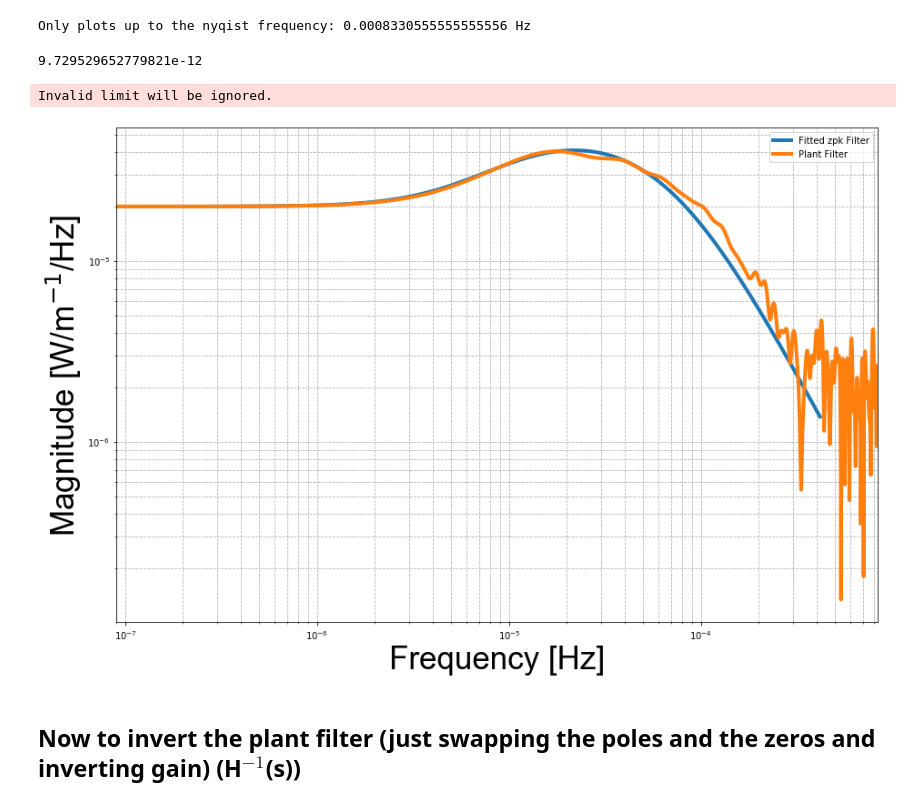
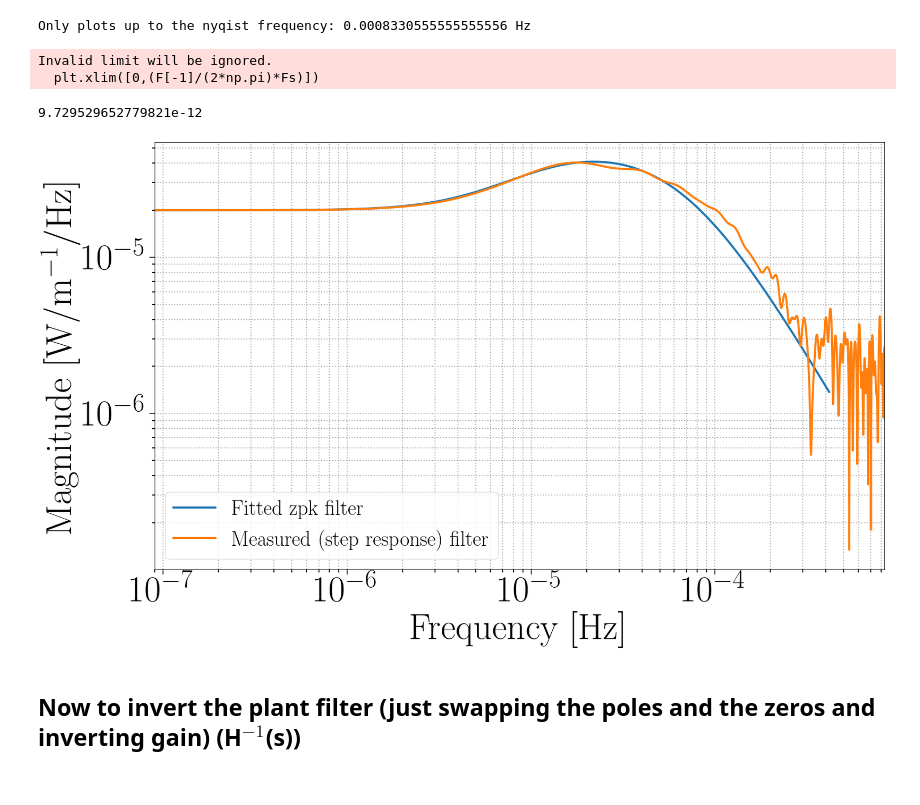
Before and after one commit to dancvan/IRHF, a Jupyter notebook: code/IRHF_w_self_heating.ipynb, the cells around one changed output. Saved outputs shown, nothing was run; the diff lists cells and outputs as text; code cells hidden in the pictures.

```diff
--- a/code/IRHF_w_self_heating.ipynb
+++ b/code/IRHF_w_self_heating.ipynb
@@ -1,14 +1,23 @@
 # %%
-%matplotlib inline
 import matplotlib
 import matplotlib.pyplot as plt
 import numpy as np
 from scipy import signal
 import h5py
+import os
+
+plt_style_dir = '../../../my_python/matplotlib/stylelib/'
+if os.path.isdir(plt_style_dir) == True:
+    plt.style.use(plt_style_dir + 'ppt2latex')
+plt.rcParams["font.family"] = "Times New Roman"
+# %%
+# Establish default color array
+prop_cycle = plt.rcParams['axes.prop_cycle']
+colors = prop_cycle.by_key()['color']
 # %%
 ## Set figure saving directory
-fig_dir = '../doc/figures/python/'
-thesis_dir='../../thesis/images/IRHF/'
+thesis_dir = '../doc/figures/python/'
+thesis_dir='../../dissertation/figs/TCS/IRHF/'
 # %%
 ## Plotting fonts
 
@@ -98,37 +119,37 @@ Only plots up to the nyqist frequency: 0.0008330555555555556 Hz
 # %%
 zeros = 5.0e-6
 fit_zeros = -2.0*np.pi*5.0e-6
 poles = np.array([1.3e-5, 5.0e-5 ,9.5e-5])
 fit_poles = -2.0*np.pi*poles
 
 k = 1 #This gain is not initally correct
 
 s1 = signal.ZerosPolesGain(fit_zeros, fit_poles, k)
 F_2, H_2 = signal.freqresp(s1, F*(Fs/2.0))
 
 #[F_2,H_2] = signal.freqs(b_2, a_2)
 k_new = abs(H[0])/abs(H_2[0])
 
-fig3 = plt.figure(figsize=(15,10))
-plt.loglog(F_2/(2*np.pi), abs(H_2)*k_new, label='Fitted zpk Filter',linewidth=lin_thickness)
-plt.loglog(F/(2*np.pi)*Fs, abs(H), label='Plant Filter',linewidth=lin_thickness)
-plt.ylabel('Magnitude [W/m$^{-1}$/Hz]',**axis_font)
-plt.xlabel('Frequency [Hz]',**axis_font)
-plt.legend(fontsize='medium')
-#plt.title('RH plant filter (H(s))',**title_font)
-plt.xlim([0,F[-1]/(2*np.pi)*Fs])
+plt.loglog(F_2/(2*np.pi), abs(H_2)*k_new, label='Fitted zpk filter',linewidth=lin_thickness)
+plt.loglog(F/(2*np.pi)*Fs, abs(H), label='Measured (step response) filter',linewidth=lin_thickness)
+plt.ylabel('Magnitude [W/m$^{-1}/\mathrm{Hz}$]')
+plt.xlabel('Frequency [Hz]')
+plt.legend()
+#plt.title('RH plant filter (H(s))')
+plt.xlim([0,(F[-1]/(2*np.pi)*Fs)])
 print(k_new) #Spit out the new gain
-plt.grid(b=True,which='minor',linestyle='--')
-plt.grid(b=True,which='major',linestyle='--')
-plt.minorticks_on()
+##plt.grid(b=True,which='minor')
+##plt.grid(b=True,which='major')
+##plt.minorticks_on()
 
 model_zpk = signal.ZerosPolesGain(fit_zeros, fit_poles,k_new)
 
-plt.savefig(fig_dir+'RH_plant_filter_fit.pdf',bbox_inches = 'tight')
+plt.savefig(thesis_dir+'RH_plant_filter_fit.pdf',bbox_inches = 'tight')
 # %% [output]
-9.729529652779821e-12
+Invalid limit will be ignored.
+  plt.xlim([0,(F[-1]/(2*np.pi)*Fs)])
-Invalid limit will be ignored.
+9.729529652779821e-12
-[figure, old version]
+[figure, new version]
 # %% [markdown]
 ## Now to invert the plant filter (just swapping the poles and the zeros and inverting gain) (H$^{-1}$(s))
 # %%
```
Also changed, not shown: parts of 21 cells of this notebook, 4 other files.
